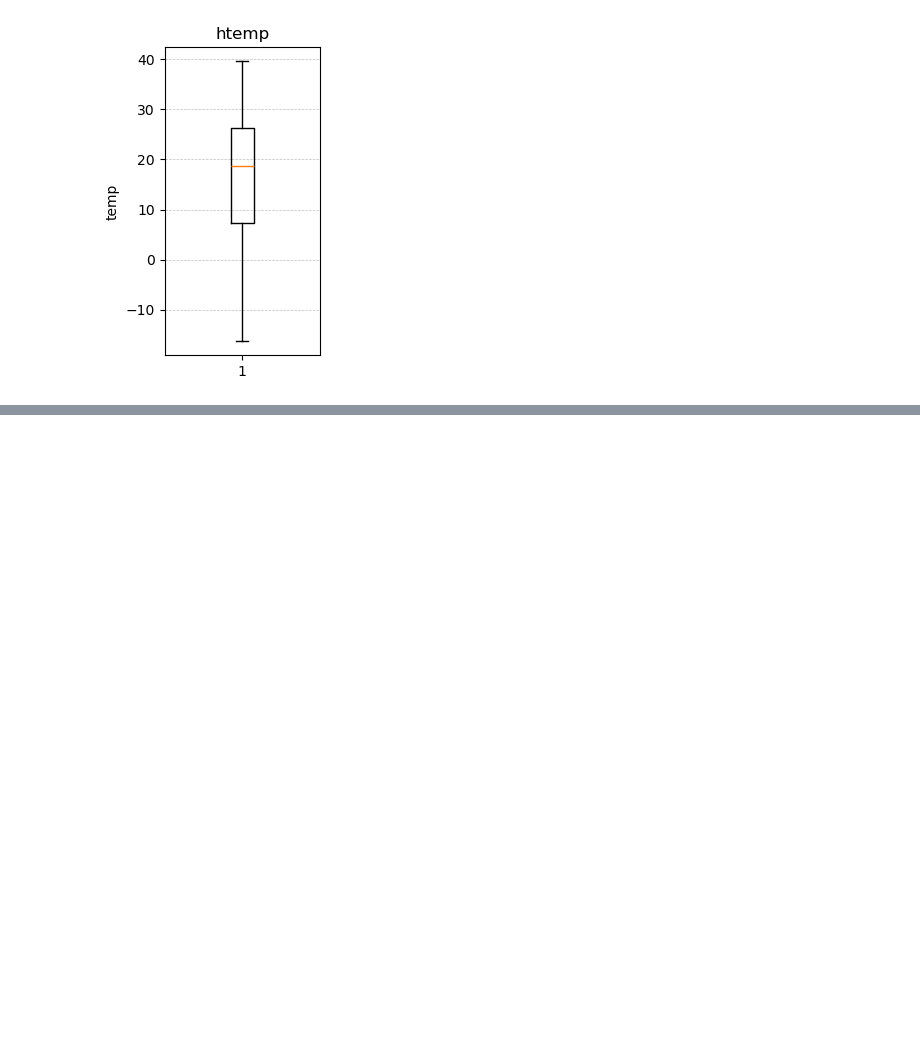
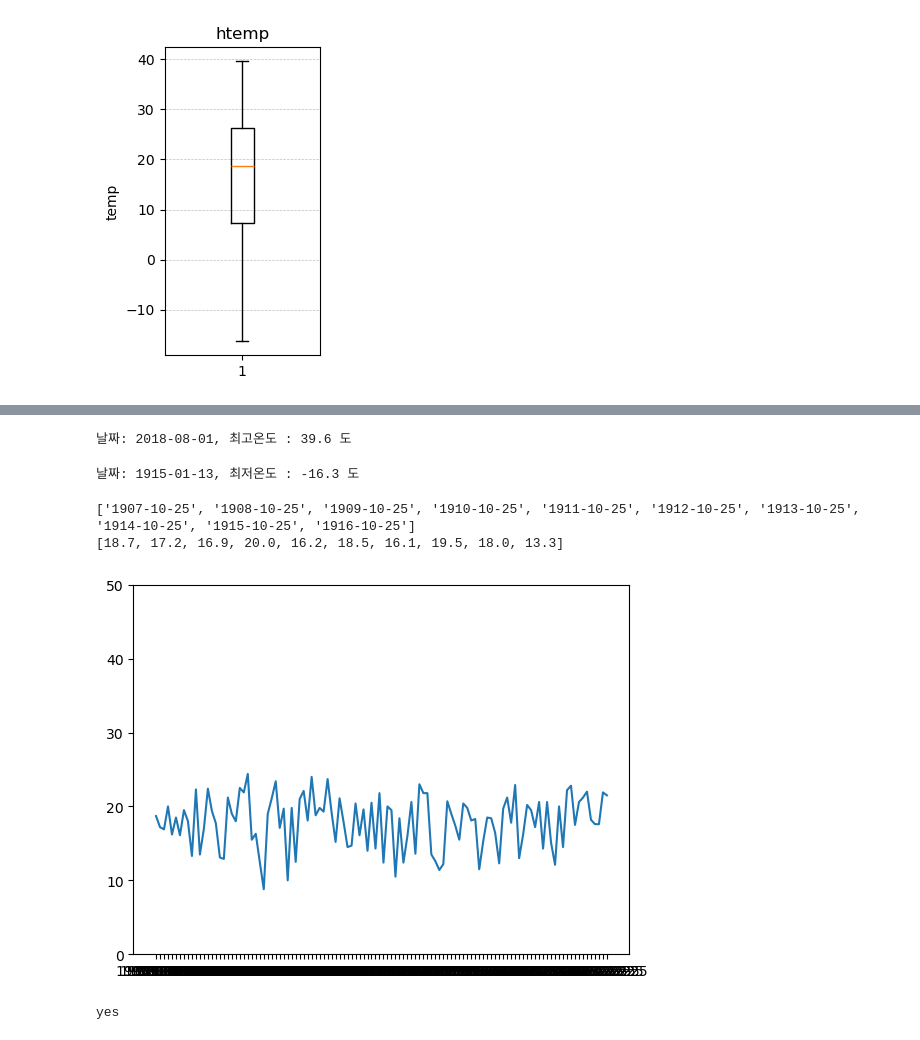
Before and after one commit to hanyong5/2025_python, a Jupyter notebook: 00jupyter/05기온데이터.ipynb, the cells around one changed output, grey strips where cells are left out. Cells and saved outputs as stored; diff of their text form; code cells hidden in the pictures; blank space fills up the shorter version.

```diff
--- a/00jupyter/05기온데이터.ipynb
+++ b/00jupyter/05기온데이터.ipynb
@@ -39,0 +58,73 @@ plt.show()
+# %%
+import csv
+
+with open('seouldata3.csv',encoding='utf-8') as sdata:
+    data = csv.reader(sdata)
+    next(data)
+
+    memo = -999
+    date =''
+
+    for row in data:
+        if len(row) > 0 and row[-1] != '':
+            if memo < float(row[-1]):
+                memo = float(row[-1])
+                date = row[0]
+
+
+print(f'날짜: {date}, 최고온도 : {memo} 도')
+# %% [output]
+날짜: 2018-08-01, 최고온도 : 39.6 도
+# %%
+import csv
+
+with open('seouldata3.csv',encoding='utf-8') as sdata:
+    data = csv.reader(sdata)
+    next(data)
+
+    memo = 999
+    date =''
+
+    for row in data:
+        if len(row) > 0 and row[-1] != '':
+            if memo > float(row[-1]):
+                memo = float(row[-1])
+                date = row[0]
+
+
+print(f'날짜: {date}, 최저온도 : {memo} 도')
+# %% [output]
+날짜: 1915-01-13, 최저온도 : -16.3 도
+# %%
+import csv
+import matplotlib.pyplot as plt
+
+temp = []
+date = []
+with open('seouldata3.csv',encoding='utf-8') as sdata:
+    data = csv.reader(sdata)
+    next(data)
+    for row in data:
+        if len(row) > 0  and row[-1] != '':
+            if '-10-25' in row[0]:
+                temp.append(float(row[-1]))
+                date.append(row[0])
+
+print(date[:10])
+print(temp[:10])
+
+plt.plot(date,temp)
+plt.ylim(0,50)
+plt.show()
+# %% [output]
+['1907-10-25', '1908-10-25', '1909-10-25', '1910-10-25', '1911-10-25', '1912-10-25', '1913-10-25', '1914-10-25', '1915-10-25', '1916-10-25']
+[18.7, 17.2, 16.9, 20.0, 16.2, 18.5, 16.1, 19.5, 18.0, 13.3]
+[figure, added]
+# %%
+data = ['2020-10-30','2021-10-30','2022-10-30']
+if '-10-30' in data[0]:
+    print("yes")
+else:
+    print("no")
+# %% [output]
+yes
```
Also changed, not shown: parts of 1 cell of this notebook, 4 other files.
